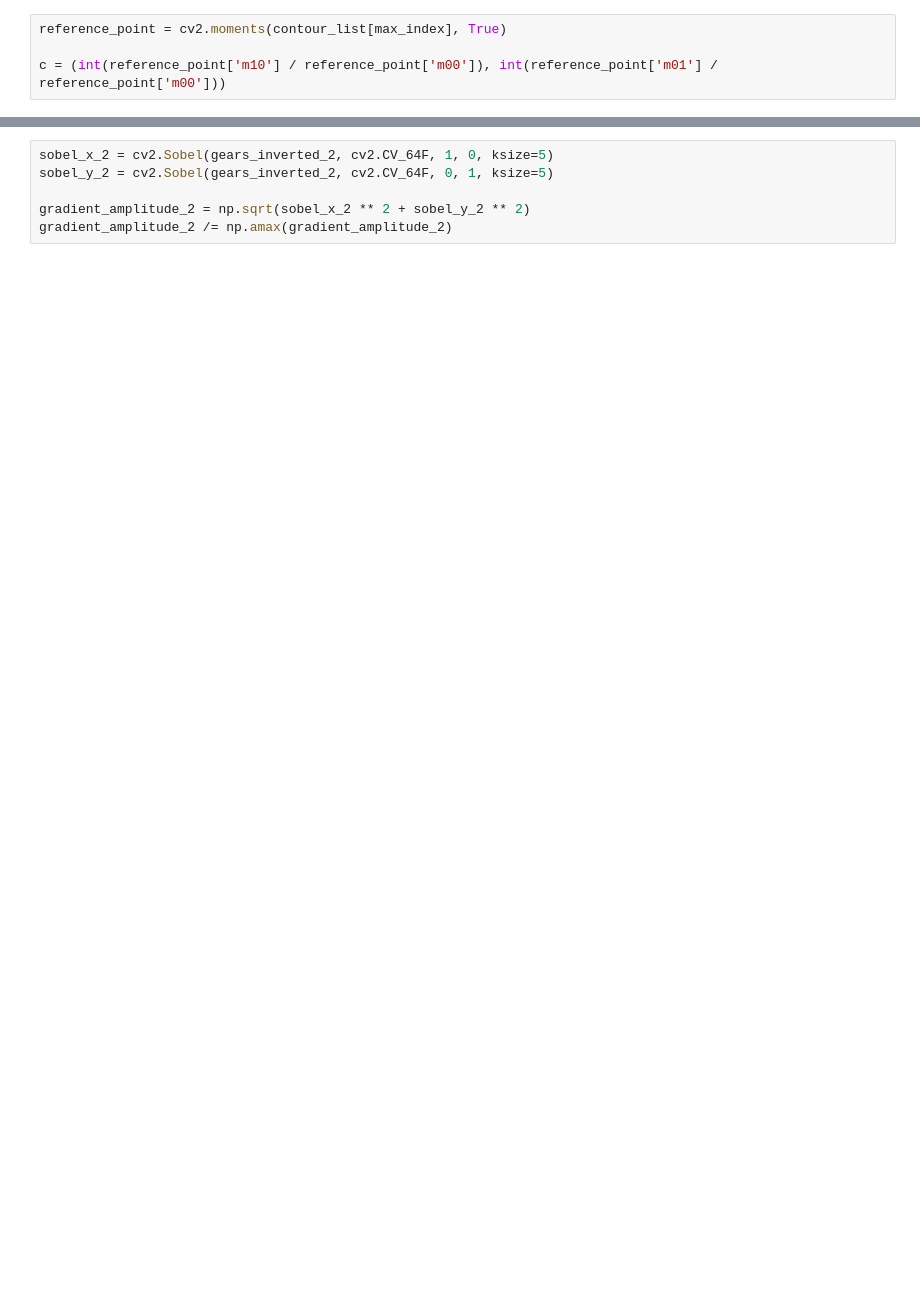
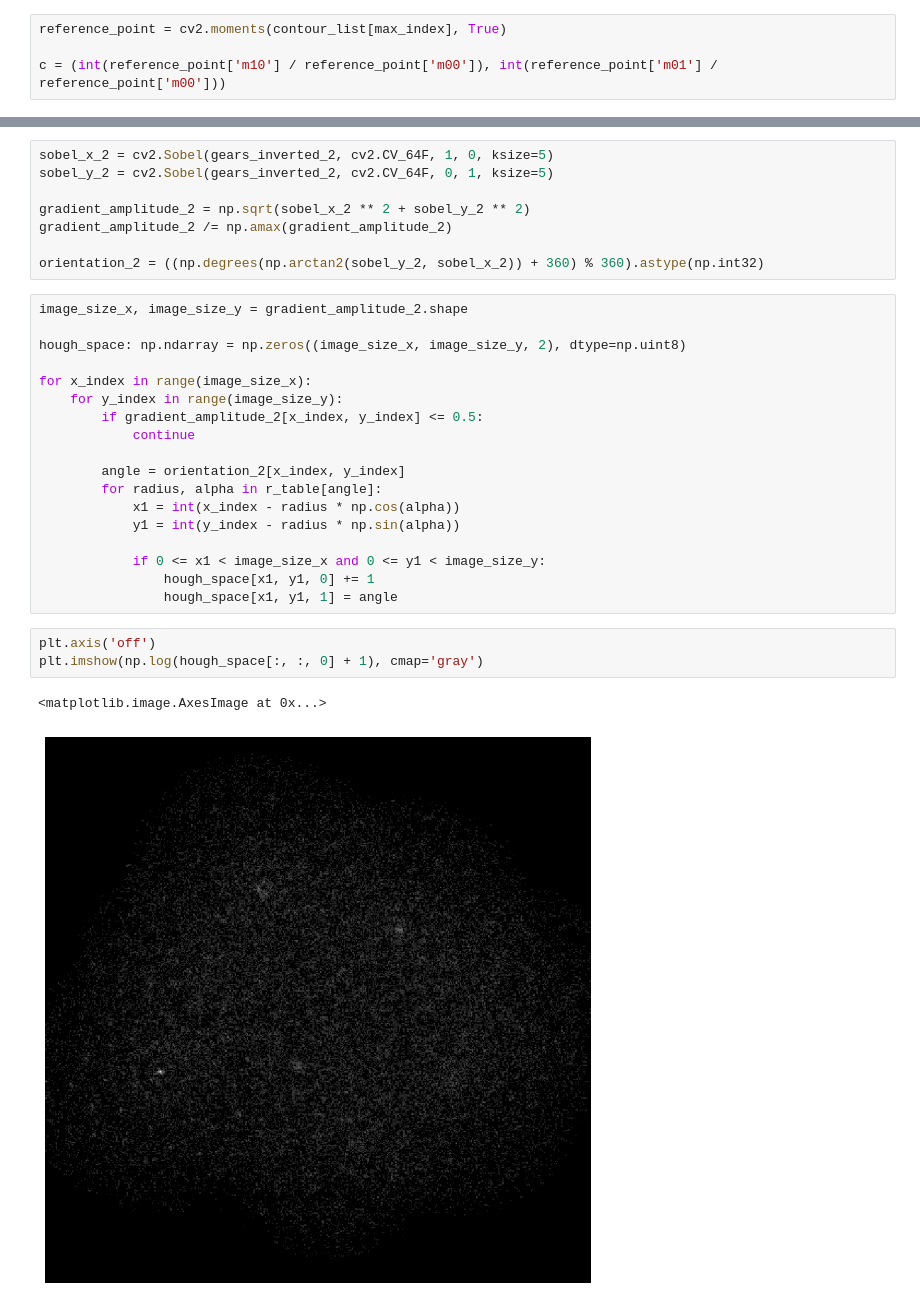
Before and after one commit to ForNeus57/zaw, a Jupyter notebook: 9/main.ipynb, the cells around one changed output, grey strips where cells are left out. Drawn from its saved outputs; the diff is of its cells as text; blank space fills up the shorter version.

```diff
--- a/9/main.ipynb
+++ b/9/main.ipynb
@@ -69,3 +92,29 @@ sobel_y_2 = cv2.Sobel(gears_inverted_2, cv2.CV_64F, 0, 1, ksize=5)
 
 gradient_amplitude_2 = np.sqrt(sobel_x_2 ** 2 + sobel_y_2 ** 2)
 gradient_amplitude_2 /= np.amax(gradient_amplitude_2)
+
+orientation_2 = ((np.degrees(np.arctan2(sobel_y_2, sobel_x_2)) + 360) % 360).astype(np.int32)
+# %%
+image_size_x, image_size_y = gradient_amplitude_2.shape
+
+hough_space: np.ndarray = np.zeros((image_size_x, image_size_y, 2), dtype=np.uint8)
+
+for x_index in range(image_size_x):
+    for y_index in range(image_size_y):
+        if gradient_amplitude_2[x_index, y_index] <= 0.5:
+            continue
+
+        angle = orientation_2[x_index, y_index]
+        for radius, alpha in r_table[angle]:
+            x1 = int(x_index - radius * np.cos(alpha))
+            y1 = int(y_index - radius * np.sin(alpha))
+
+            if 0 <= x1 < image_size_x and 0 <= y1 < image_size_y:
+                hough_space[x1, y1, 0] += 1
+                hough_space[x1, y1, 1] = angle
+# %%
+plt.axis('off')
+plt.imshow(np.log(hough_space[:, :, 0] + 1), cmap='gray')
+# %% [output]
+<matplotlib.image.AxesImage at 0x...>
+[figure, added]
```
Also changed, not shown: parts of 10 cells of this notebook.
